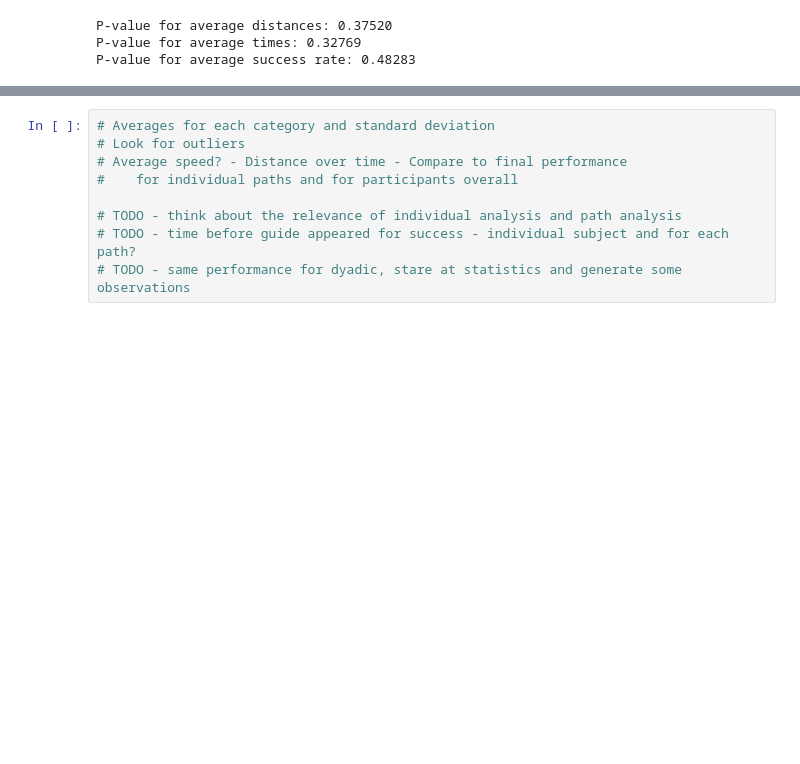
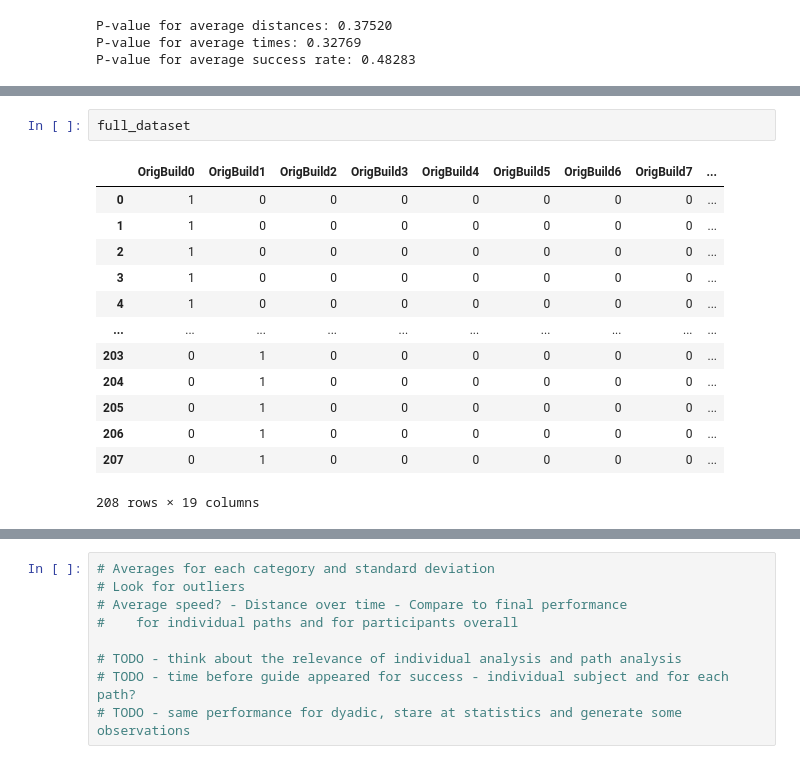
Before and after one commit to lucasessmann/GTA_ET, a Jupyter notebook: PathfindingPerformanceAnalysis.ipynb, the cells around one changed output, grey strips where cells are left out. Drawn from its saved outputs; the diff is of its cells as text; blank space fills up the shorter version.

```diff
--- a/PathfindingPerformanceAnalysis.ipynb
+++ b/PathfindingPerformanceAnalysis.ipynb
@@ -1797,0 +1867,16 @@ P-value for average success rate: 0.48283
+# %%
+full_dataset
+# %% [output]
+|  | OrigBuild0 | OrigBuild1 | OrigBuild2 | OrigBuild3 | OrigBuild4 | OrigBuild5 | OrigBuild6 | OrigBuild7 | ... |
+| 0 | 1 | 0 | 0 | 0 | 0 | 0 | 0 | 0 | ... |
+| 1 | 1 | 0 | 0 | 0 | 0 | 0 | 0 | 0 | ... |
+| 2 | 1 | 0 | 0 | 0 | 0 | 0 | 0 | 0 | ... |
+| 3 | 1 | 0 | 0 | 0 | 0 | 0 | 0 | 0 | ... |
+| 4 | 1 | 0 | 0 | 0 | 0 | 0 | 0 | 0 | ... |
+| ... | ... | ... | ... | ... | ... | ... | ... | ... | ... |
+| 203 | 0 | 1 | 0 | 0 | 0 | 0 | 0 | 0 | ... |
+| 204 | 0 | 1 | 0 | 0 | 0 | 0 | 0 | 0 | ... |
+| 205 | 0 | 1 | 0 | 0 | 0 | 0 | 0 | 0 | ... |
+| 206 | 0 | 1 | 0 | 0 | 0 | 0 | 0 | 0 | ... |
+| 207 | 0 | 1 | 0 | 0 | 0 | 0 | 0 | 0 | ... |
+208 rows × 19 columns
```
Also changed, not shown: parts of 6 cells of this notebook, 5 other files.
